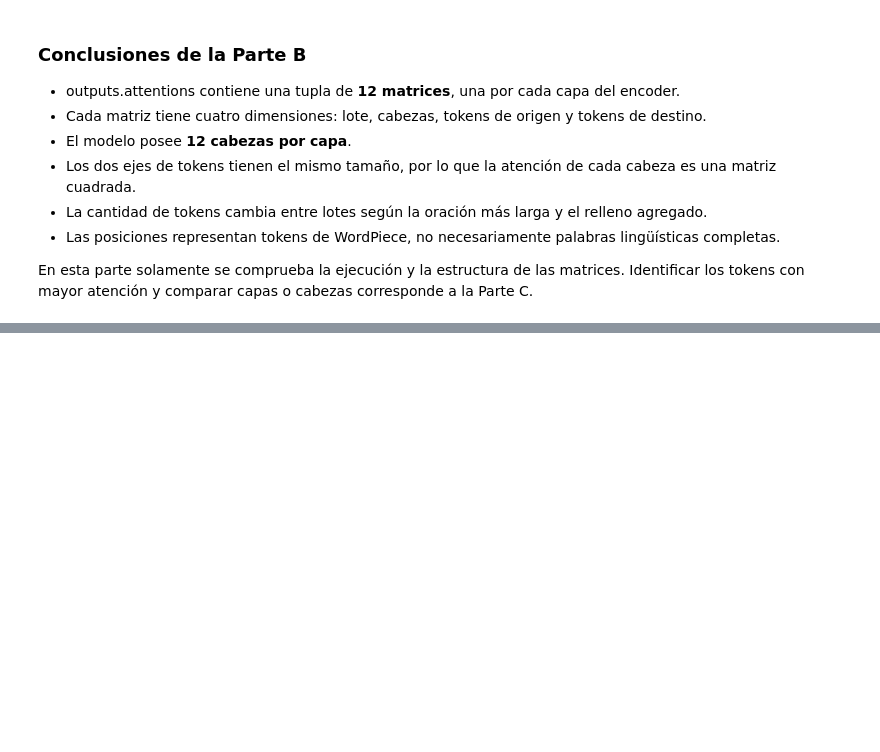
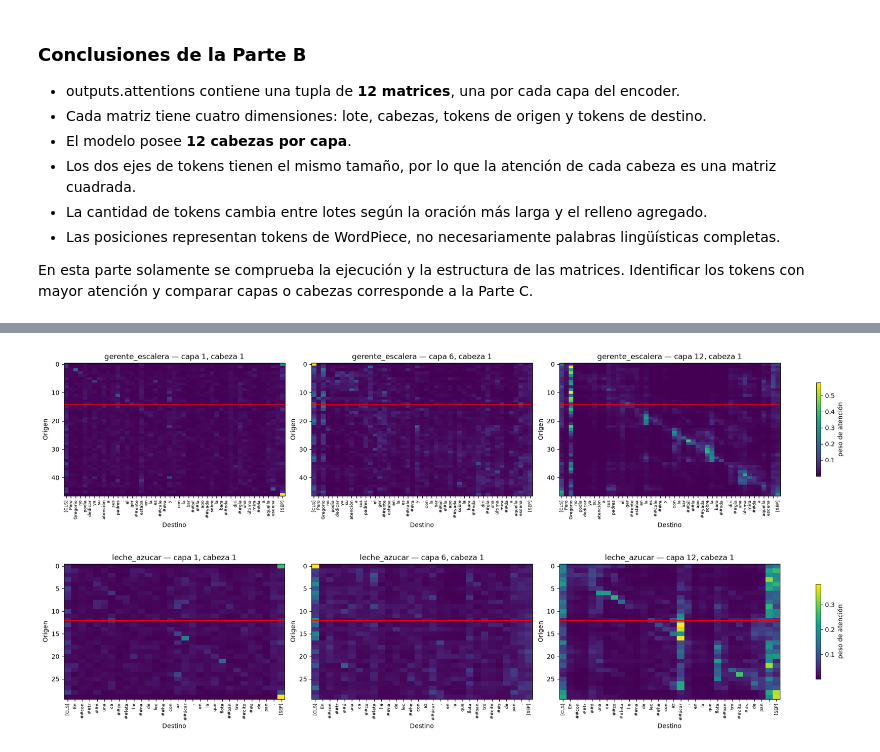
Before and after one commit to nel-eleven11/Lab_3_NLP, a Jupyter notebook: Laboratorio 3.ipynb, the cells around one changed output, grey strips where cells are left out. Drawn from its saved outputs; the diff is of its cells as text; code cells hidden in the pictures; blank space fills up the shorter version.

```diff
--- a/Laboratorio 3.ipynb
+++ b/Laboratorio 3.ipynb
@@ -225,7 +224,7 @@ modelo = AutoModel.from_pretrained(
     NOMBRE_MODELO,
     output_attentions=True,
     attn_implementation="eager",
-    local_files_only=True,
+    local_files_only=False,
 )
 modelo.to(DISPOSITIVO)
 modelo.eval()
@@ -402,0 +406,16 @@ En esta parte solamente se comprueba la ejecución y la estructura de las matric
+# %%
+# Selección reproducible de oraciones y palabras relevantes
+# Se buscan por contenido para que el análisis no dependa de recordar índices manuales.
+casos = [
+    {"nombre": "gerente_escalera", "contiene": "El gerente estaba en la escalera", "palabras": ["gerente", "escalera"]},
+    {"nombre": "leche_azucar", "contiene": "Encontró una cazoleta llena de leche", "palabras": ["leche", "azúcar"]},
+]
+seleccion = []
+for caso in casos:
+    candidatos = [i for i, s in enumerate(oraciones) if caso["contiene"].lower() in s.lower()]
+    assert candidatos, f"No se encontró: {caso['contiene']}"
+    seleccion.append({**caso, "id_oracion": candidatos[0] + 1, "oracion": oraciones[candidatos[0]]})
+
+display(pd.DataFrame([{k: v for k, v in x.items() if k != "oracion"} for x in seleccion]))
+for x in seleccion:
+    print(f"Oración {x['id_oracion']} ({x['nombre']}): {x['oracion']}")
@@ -402,0 +523,23 @@ En esta parte solamente se comprueba la ejecución y la estructura de las matric
+# %%
+# Comparación visual de una misma palabra conceptual cuando aparece en distintos contextos.
+# Las dos consultas no tienen que compartir palabra exacta: se comparan sus distribuciones.
+import matplotlib.pyplot as plt
+
+for caso in seleccion:
+    datos = matrices_casos[caso["nombre"]]
+    tokens = datos["tokens"]
+    fig, axes = plt.subplots(1, len(CAPAS), figsize=(18, 4), constrained_layout=True)
+    for ax, capa in zip(axes, CAPAS):
+        palabra = caso["palabras"][0]
+        origen = localizar_piezas(tokens, palabra)[0]
+        matriz = datos["matrices"][capa - 1][0].numpy()  # cabeza 1
+        im = ax.imshow(matriz, aspect="auto", cmap="viridis")
+        ax.set_title(f"{caso['nombre']} — capa {capa}, cabeza 1")
+        ax.set_xlabel("Destino"); ax.set_ylabel("Origen")
+        ax.set_xticks(range(len(tokens))); ax.set_xticklabels(tokens, rotation=90, fontsize=7)
+        ax.axhline(origen, color="red", linewidth=1)
+    fig.colorbar(im, ax=axes, shrink=.7, label="peso de atención")
+    plt.show()
+# %% [output]
+[figure, added]
+[figure, added]
```
Also changed, not shown: parts of 10 cells of this notebook, 6 other files.
